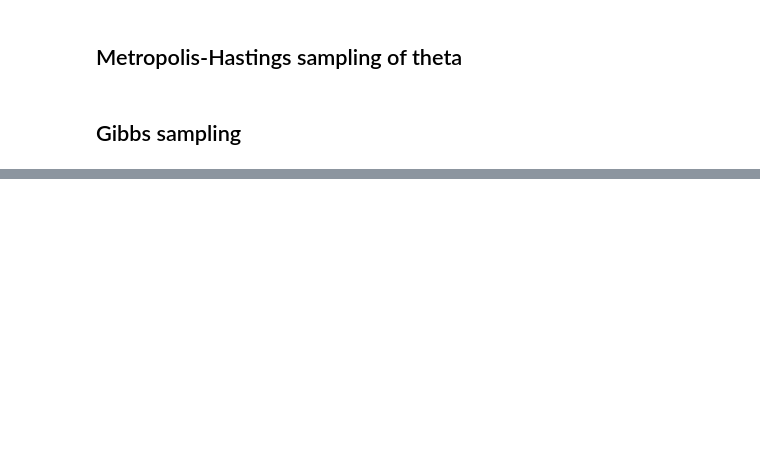
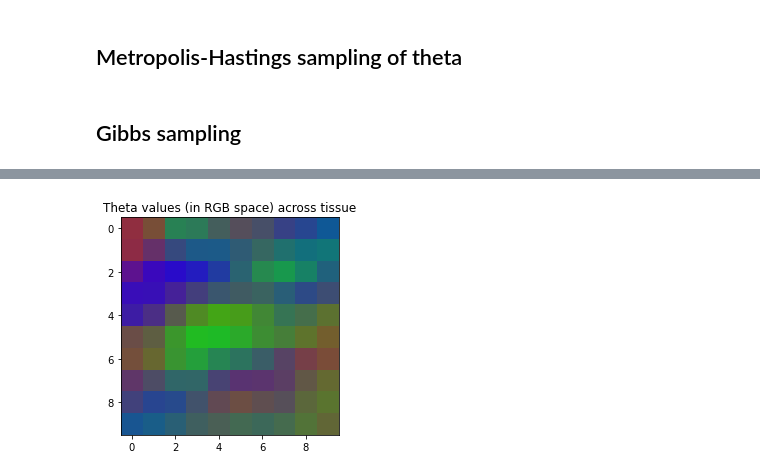
Before and after one commit to j-foyer/ensaLaDA, a Jupyter notebook: Gibbs.ipynb, the cells around one changed output, grey strips where cells are left out. Saved outputs shown, nothing was run; the diff lists cells and outputs as text; code cells hidden in the pictures; blank space fills up the shorter version.

```diff
--- a/Gibbs.ipynb
+++ b/Gibbs.ipynb
@@ -530,0 +770,7 @@ Wall time: 20.4 s
+# %%
+side_length = adata.uns["info"]["side_length"]
+plt.imshow(adata.obsm["theta"].reshape(side_length,side_length,3))
+plt.title("Theta values (in RGB space) across tissue")
+plt.show()
+# %% [output]
+[figure, added]
```
Also changed, not shown: parts of 38 cells of this notebook, 4 other files.
